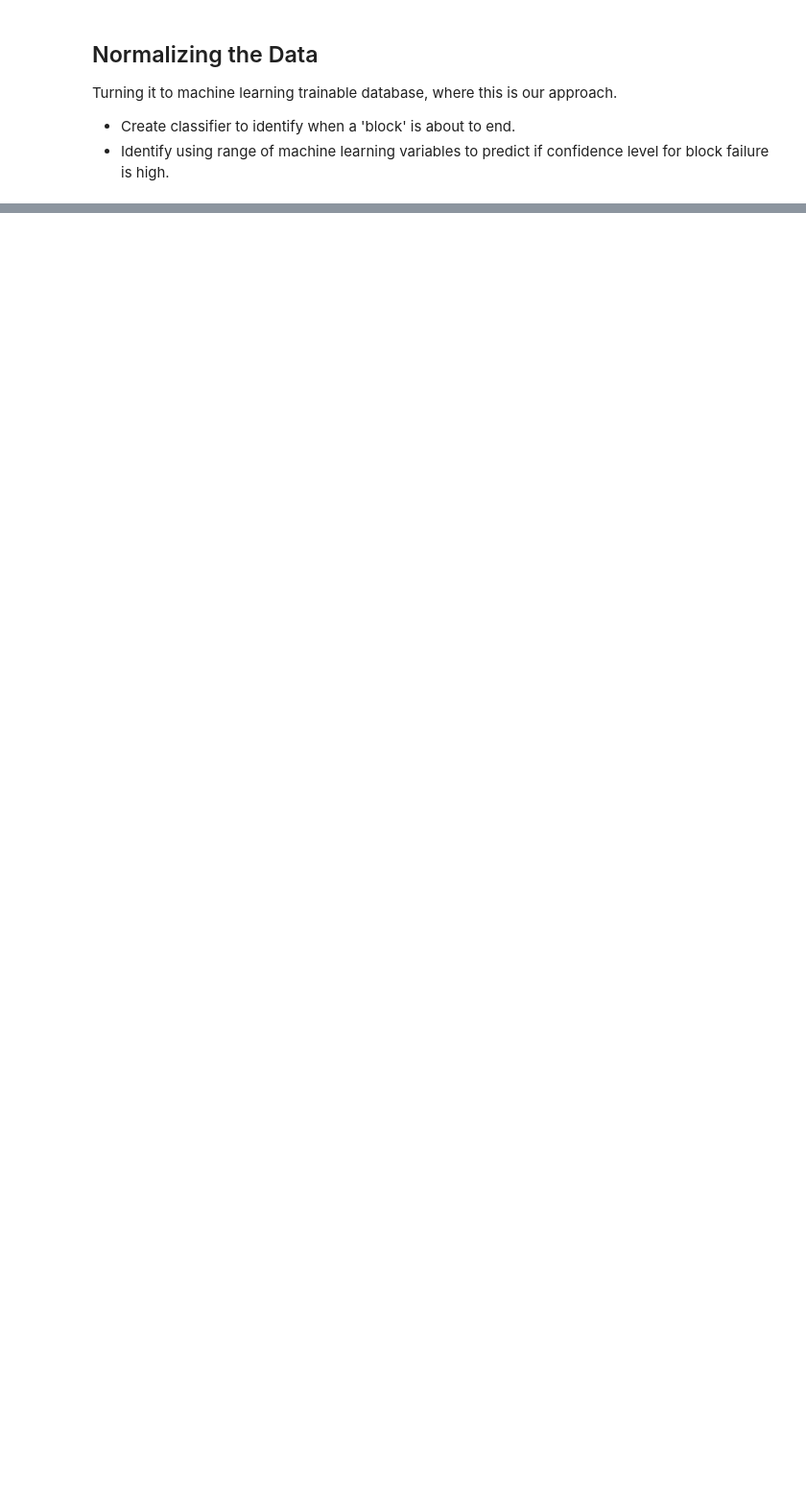
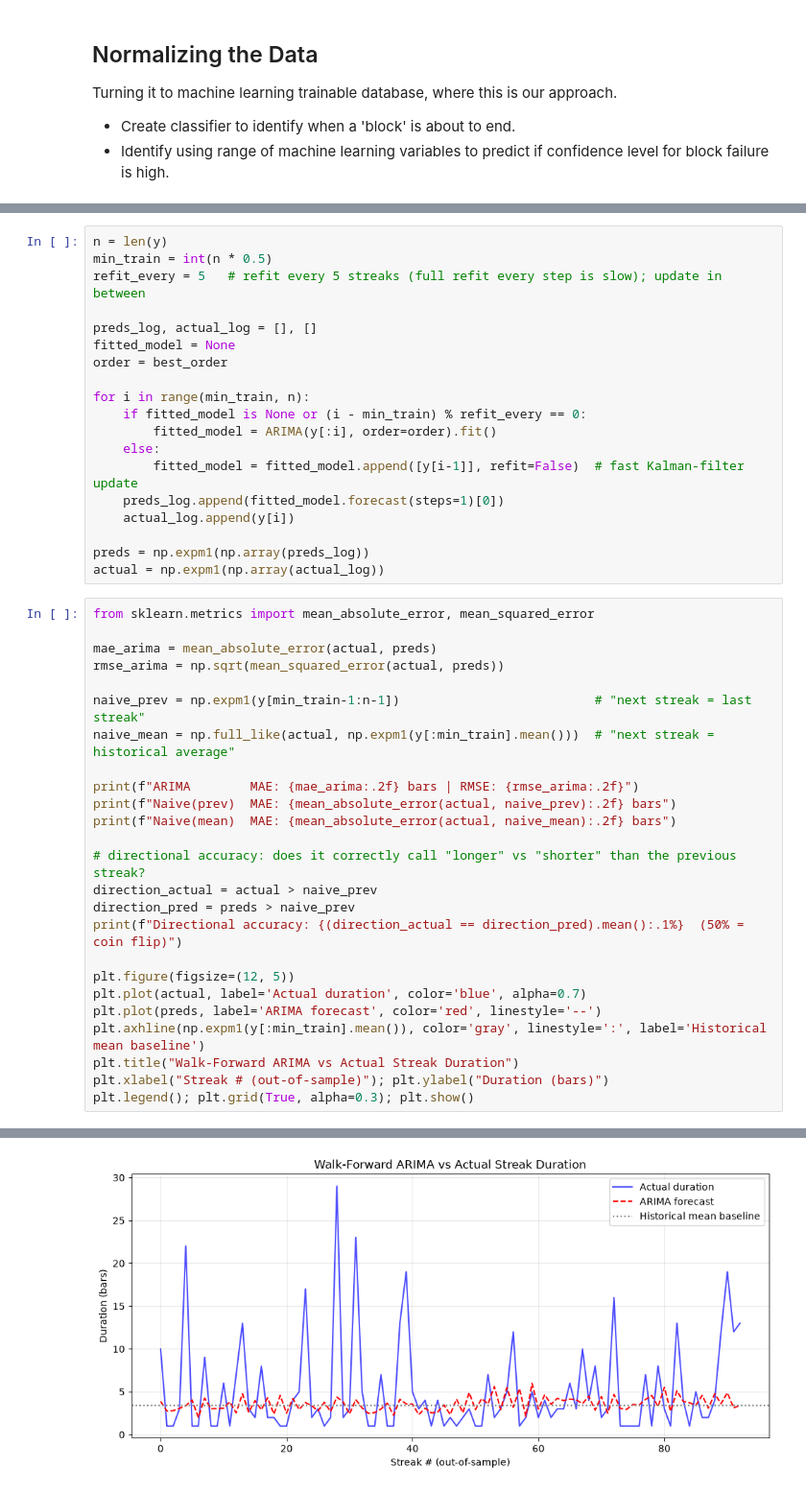
Before and after one commit to hmzk1422/OSADP-Infrastructure, a Jupyter notebook: research/approach_1.ipynb, the cells around one changed output, grey strips where cells are left out. Shown at 96% size. Cells and saved outputs as stored; diff of their text form; blank space fills up the shorter version.

```diff
--- a/research/approach_1.ipynb
+++ b/research/approach_1.ipynb
@@ -90,0 +204,45 @@ plot_one(streak_durations['duration'])
+# %%
+n = len(y)
+min_train = int(n * 0.5)
+refit_every = 5   # refit every 5 streaks (full refit every step is slow); update in between
+
+preds_log, actual_log = [], []
+fitted_model = None
+order = best_order
+
+for i in range(min_train, n):
+    if fitted_model is None or (i - min_train) % refit_every == 0:
+        fitted_model = ARIMA(y[:i], order=order).fit()
+    else:
+        fitted_model = fitted_model.append([y[i-1]], refit=False)  # fast Kalman-filter update
+    preds_log.append(fitted_model.forecast(steps=1)[0])
+    actual_log.append(y[i])
+
+preds = np.expm1(np.array(preds_log))
+actual = np.expm1(np.array(actual_log))
+# %%
+from sklearn.metrics import mean_absolute_error, mean_squared_error
+
+mae_arima = mean_absolute_error(actual, preds)
+rmse_arima = np.sqrt(mean_squared_error(actual, preds))
+
+naive_prev = np.expm1(y[min_train-1:n-1])                          # "next streak = last streak"
+naive_mean = np.full_like(actual, np.expm1(y[:min_train].mean()))  # "next streak = historical average"
+
+print(f"ARIMA        MAE: {mae_arima:.2f} bars | RMSE: {rmse_arima:.2f}")
+print(f"Naive(prev)  MAE: {mean_absolute_error(actual, naive_prev):.2f} bars")
+print(f"Naive(mean)  MAE: {mean_absolute_error(actual, naive_mean):.2f} bars")
+
+# directional accuracy: does it correctly call "longer" vs "shorter" than the previous streak?
+direction_actual = actual > naive_prev
+direction_pred = preds > naive_prev
+print(f"Directional accuracy: {(direction_actual == direction_pred).mean():.1%}  (50% = coin flip)")
+
+plt.figure(figsize=(12, 5))
+plt.plot(actual, label='Actual duration', color='blue', alpha=0.7)
+plt.plot(preds, label='ARIMA forecast', color='red', linestyle='--')
+plt.axhline(np.expm1(y[:min_train].mean()), color='gray', linestyle=':', label='Historical mean baseline')
+plt.title("Walk-Forward ARIMA vs Actual Streak Duration")
+plt.xlabel("Streak # (out-of-sample)"); plt.ylabel("Duration (bars)")
+plt.legend(); plt.grid(True, alpha=0.3); plt.show()
+# %% [output]
@@ -90,0 +253 @@ plot_one(streak_durations['duration'])
+[figure, added]
```
Also changed, not shown: parts of 8 cells of this notebook, 2 other files.
